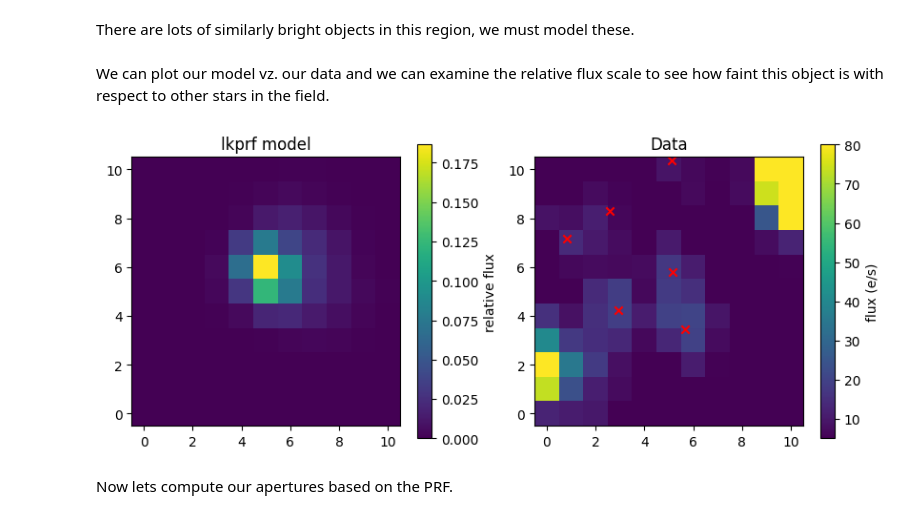
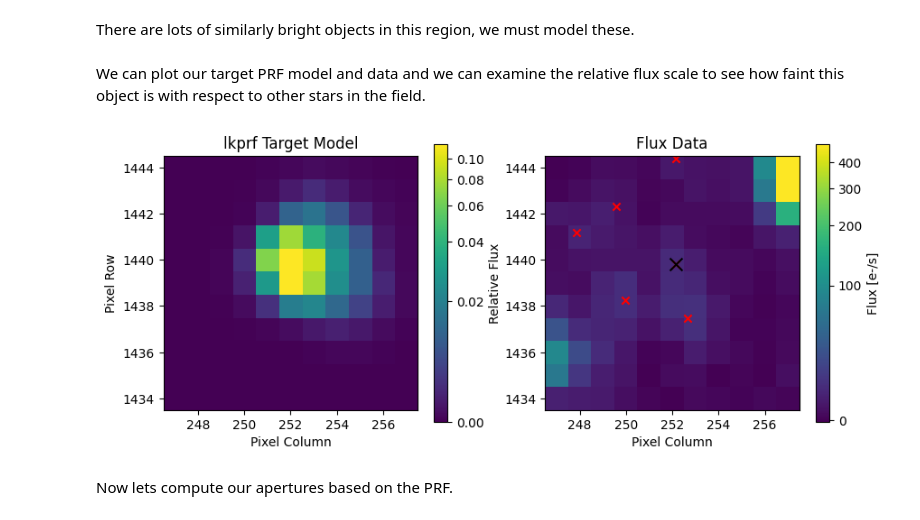
Before and after one commit to lightkurve/lkprf, a Jupyter notebook: docs/tutorials/lkprf_aperture_example.ipynb, the cells around one changed output. Saved outputs shown, nothing was run; the diff lists cells and outputs as text; code cells hidden in the pictures.

```diff
--- a/docs/tutorials/lkprf_aperture_example.ipynb
+++ b/docs/tutorials/lkprf_aperture_example.ipynb
@@ -346,4 +390,14 @@ prf_initial_faint = lkprf.TESSPRF(camera=camera_faint, ccd=ccd_faint, sector=sec
 # %% [markdown]
 Now examine objects within the surronding region.
 # %%
-object_table_faint, TESS_mags_faint, target_list_faint, origin_row_faint, origin_col_faint  = get_surronding_objects(tpf_file = tpf_faint, catalog = 'tic', pixel_size = 21, output_epoch = Time.now(), max_results = 25)
+# we use the mid-time of the sector for output catalog epoch
+object_table_faint, origin_pixel_faint = get_surrounding_objects(
+    tess_hdulist_faint,
+    catalog="tic",
+    pixel_size=21,
+    output_epoch=Time(
+        np.nanmedian(tess_hdulist_faint[1].data["TIME"]), scale="tdb", format="btjd"
+    ),
+    magnitude_limit=18.0,
+)
+object_table_faint
@@ -360,26 +412,63 @@ object_table_faint
 # %% [markdown]
 There are lots of similarly bright objects in this region, we must model these.
 # %%
-prf_mod_faint = prf_initial_faint.evaluate(targets=target_list_faint,origin=(origin_row_faint,origin_col_faint),shape=shape_faint)
+# lkprf evaluate function requires a list of tuples for the source location.
+prf_mod_faint = prf_initial_faint.evaluate(
+    targets=[(x[0], x[1]) for x in object_table_faint[["row", "column"]].values],
+    origin=origin_pixel_faint,
+    shape=shape_faint,
+)
 # %% [markdown]
-We can plot our model vz. our data and we can examine the relative flux scale to see how faint this object is with respect to other stars in the field.
+We can plot our target PRF model and data and we can examine the relative flux scale to see how faint this object is with respect to other stars in the field.
 # %%
-fig,axs = plt.subplots(1,2,figsize=(10,4))
+fig, axs = plt.subplots(1, 2, figsize=(10, 4))
 
-model = axs[0].imshow(prf_mod_faint[0,:,:], origin='lower')
-axs[0].set_title('lkprf model')
-fig.colorbar(model, ax = axs[0], label='relative flux')
+extent = (
+    origin_pixel_faint[1] - 0.5,
+    origin_pixel_faint[1] + shape_faint[1] - 0.5,
+    origin_pixel_faint[0] - 0.5,
+    origin_pixel_faint[0] + shape_faint[0] - 0.5,
+)
+
+model = axs[0].imshow(
+    prf_mod_faint[0, :, :],
+    norm=simple_norm(prf_mod_faint[0, :, :], "asinh", percent=98),
+    origin="lower",
+    extent=extent,
+)
+axs[0].set_title("lkprf Target Model")
+fig.colorbar(model, ax=axs[0], label="Relative Flux")
 
 # Plot the real data. We randomly select the 100th observation from the TPF data cube
-data = axs[1].imshow(tess_hdulist_faint[1].data['FLUX'][100,:,:], vmin=5, vmax=80, origin='lower')
-axs[1].set_title('Data')
-for a in range(len(target_list_faint)):
-    axs[1].scatter(target_list_faint[a][1]-origin_col_faint, target_list_faint[a][0]-origin_row_faint, color="red", marker="x")
-fig.colorbar(data, ax = axs[1], label = 'flux (e/s)')
+image = tess_hdulist_faint[1].data["FLUX"][100, :, :]
+data = axs[1].imshow(
+    image,
+    norm=simple_norm(image, "asinh", percent=98),
+    origin="lower",
+    extent=extent,
+)
+axs[1].set_title("Flux Data")
+axs[1].scatter(
+    object_table_faint.column,
+    object_table_faint.row,
+    color="red",
+    marker="x",
+)
+axs[1].scatter(
+    object_table_faint.column[0],
+    object_table_faint.row[0],
+    color="k",
+    marker="x",
+    s=100,
+)
+fig.colorbar(data, ax=axs[1], label="Flux [e-/s]")
+axs[0].set_ylabel("Pixel Row")
+axs[0].set_xlabel("Pixel Column")
+axs[1].set_xlabel("Pixel Column")
 
 plt.show()
 # %% [output]
-[figure, old version]
+[figure, new version]
 # %% [markdown]
 Now lets compute our apertures based on the PRF.
 # %%
```
Also changed, not shown: parts of 44 cells of this notebook.
